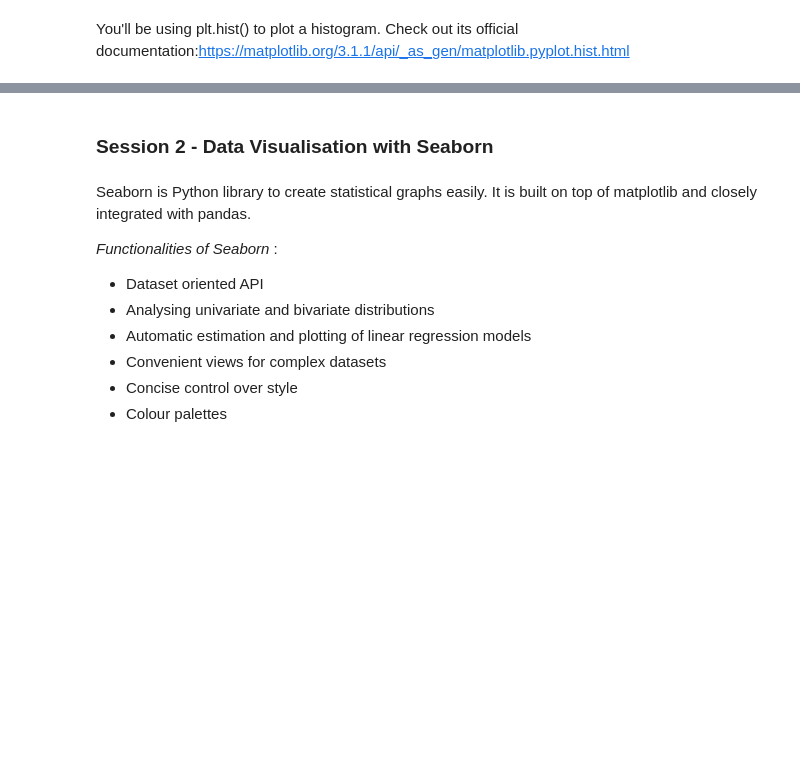
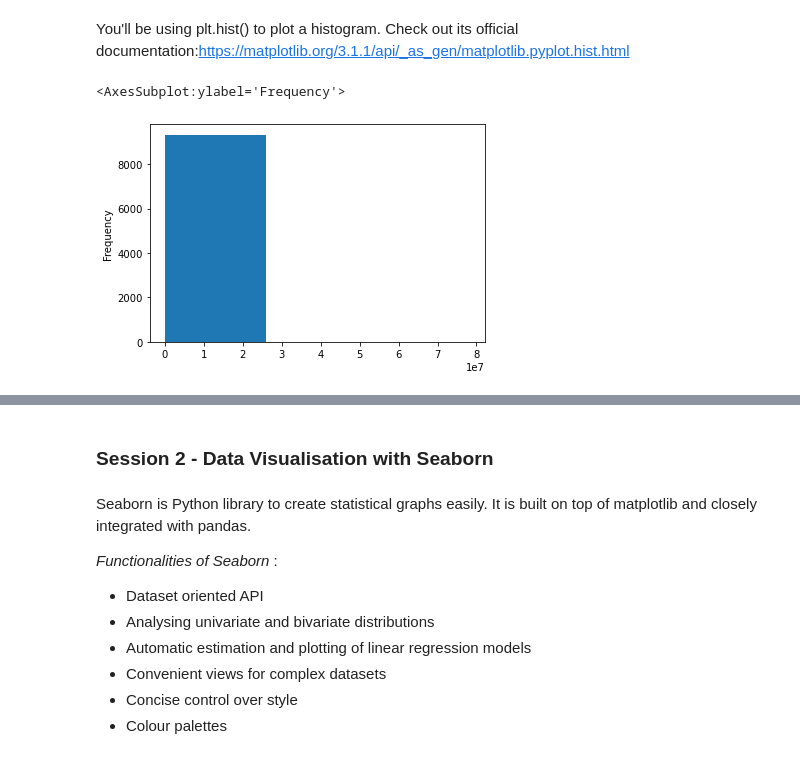
Before and after one commit to theshivmalhotra/Google-Play-Store-App-Rating, a Jupyter notebook: Google Play Store App Rating.ipynb, the cells around one changed output, grey strips where cells are left out. Drawn from its saved outputs; the diff is of its cells as text; code cells hidden in the pictures; blank space fills up the shorter version.

```diff
--- a/Google Play Store App Rating.ipynb
+++ b/Google Play Store App Rating.ipynb
@@ -271,5 +317,9 @@ You can adjust the number of bins to improve its granularity
 You'll be using plt.hist() to plot a histogram. Check out its official documentation:https://matplotlib.org/3.1.1/api/_as_gen/matplotlib.pyplot.hist.html
 # %%
 #Create a histogram of the Reviews
+data.Reviews.plot.hist(bins=3)
+# %% [output]
+<AxesSubplot:ylabel='Frequency'>
+[figure, added]
 # %%
 #Create a boxplot of the Reviews column
```
Also changed, not shown: parts of 27 cells of this notebook.
